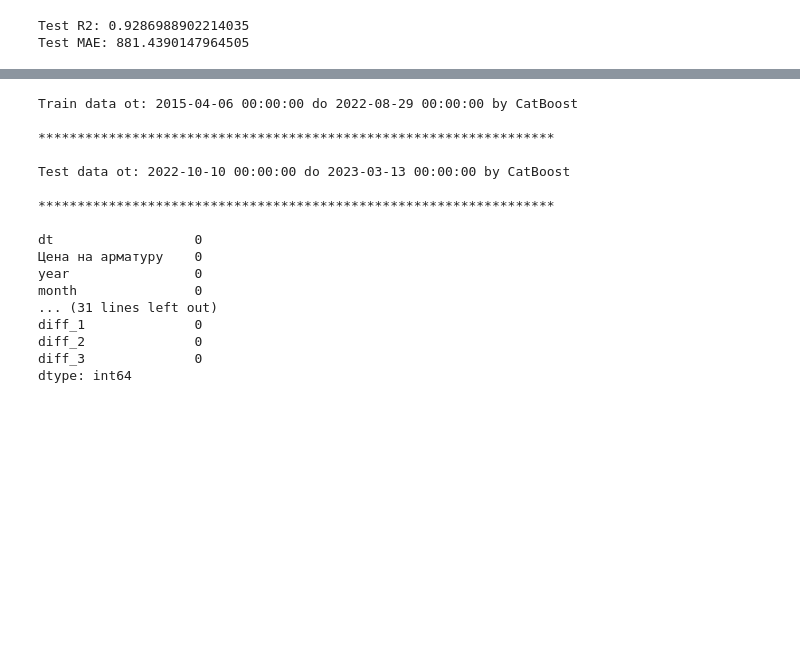
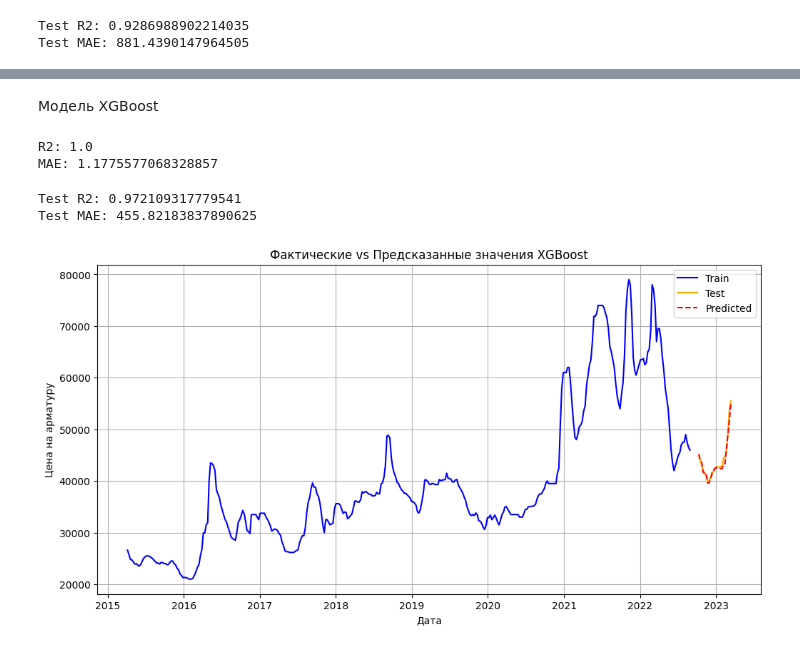
Before and after one commit to pogodaa/tretiy_intensiv, a Jupyter notebook: main.ipynb, the cells around one changed output, grey strips where cells are left out. Saved outputs shown, nothing was run; the diff lists cells and outputs as text; code cells hidden in the pictures; blank space fills up the shorter version.

Commit message:
obuch_xgboost 97

```diff
--- a/main.ipynb
+++ b/main.ipynb
@@ -265,20 +260,52 @@ plt.show()
-# %%
-check('CatBoost')
-# %% [output]
-Train data ot: 2015-04-06 00:00:00 do 2022-08-29 00:00:00 by CatBoost
-
-******************************************************************
-
-Test data ot: 2022-10-10 00:00:00 do 2023-03-13 00:00:00 by CatBoost
-
-******************************************************************
-
-dt                  0
-Цена на арматуру    0
-year                0
-month               0
-... (31 lines left out)
-diff_1              0
-diff_2              0
-diff_3              0
-dtype: int64
+# %% [markdown]
+Модель XGBoost
+# %%
+# Подбор гиперпараметров
+param_grid_xgboost = {
+    'n_estimators': [100, 200],
+    'max_depth': [3, 5, 10],
+    'learning_rate': [0.01, 0.1, 0.2],
+    'subsample': [0.8, 1.0]
+}
+
+# Модель
+model_xgboost = XGBRegressor(random_state=42)
+
+grid_search_xgboost = GridSearchCV(model_xgboost, param_grid_xgboost, cv=TSSplit, scoring='neg_mean_absolute_error', n_jobs=-1)
+grid_search_xgboost.fit(X, y)
+
+# Оценка модели
+y_pred = grid_search_xgboost.predict(X)
+r2 = r2_score(y, y_pred)
+mae = mean_absolute_error(y, y_pred)
+
+print(f"R2: {r2}")
+print(f"MAE: {mae}")
+# %% [output]
+R2: 1.0
+MAE: 1.1775577068328857
+# %%
+y_pred = grid_search_xgboost.predict(X_test)
+
+# Оценка модели
+test_r2 = r2_score(y_test, y_pred)
+test_mae = mean_absolute_error(y_test, y_pred)
+
+print(f"Test R2: {test_r2}")
+print(f"Test MAE: {test_mae}")
+# %% [output]
+Test R2: 0.972109317779541
+Test MAE: 455.82183837890625
+# %%
+plt.figure(figsize=(12, 6))
+plt.plot(train['dt'], y, label='Train', color='blue')
+plt.plot(test['dt'], y_test, label='Test', color='orange')
+plt.plot(test['dt'], y_pred, label='Predicted', color='red', linestyle='dashed')
+plt.xlabel('Дата')
+plt.ylabel('Цена на арматуру')
+plt.title('Фактические vs Предсказанные значения XGBoost')
+plt.legend()
+plt.grid()
+plt.show()
+# %% [output]
+[figure, added]
```
Also changed, not shown: parts of 6 cells of this notebook, 3 other files.
